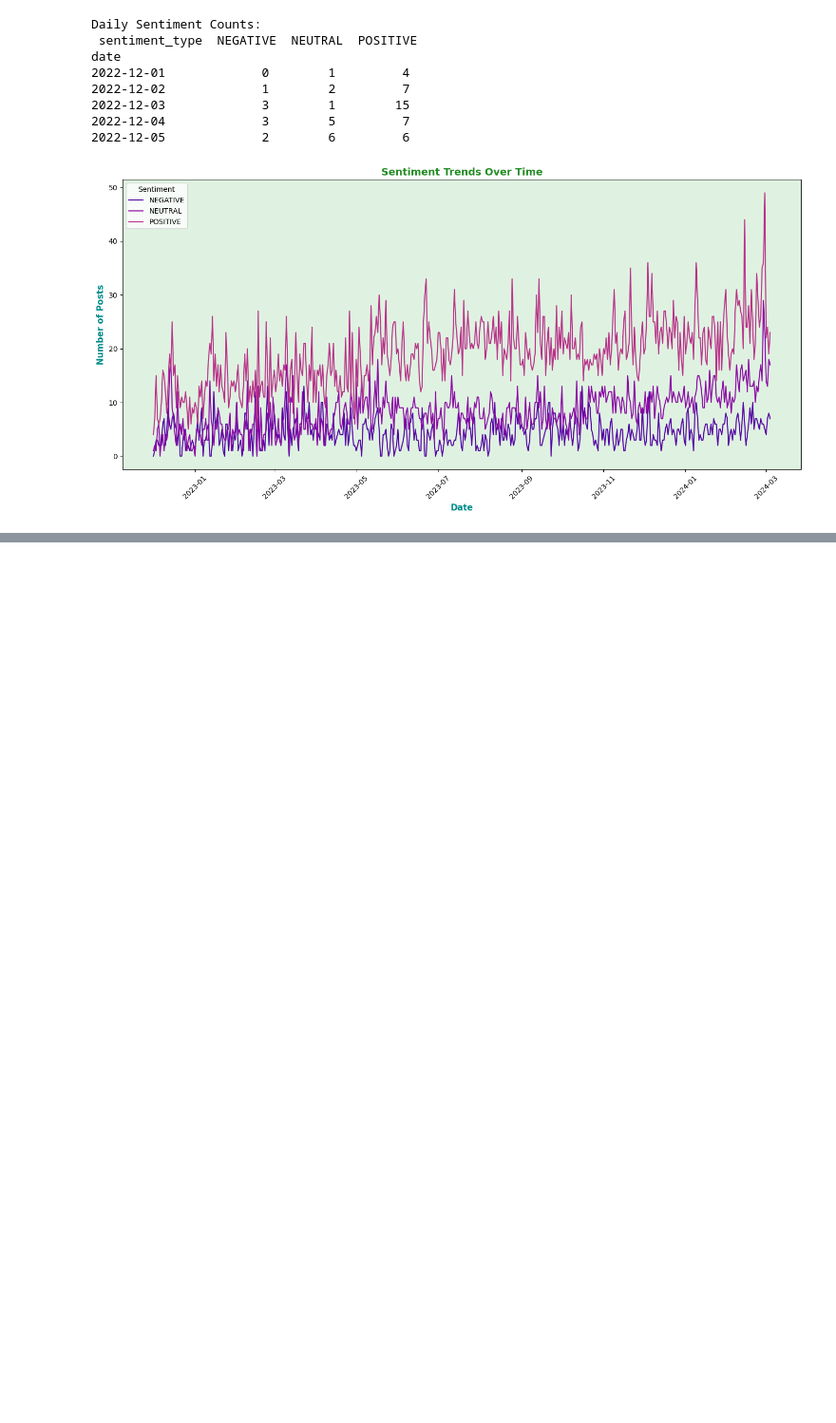
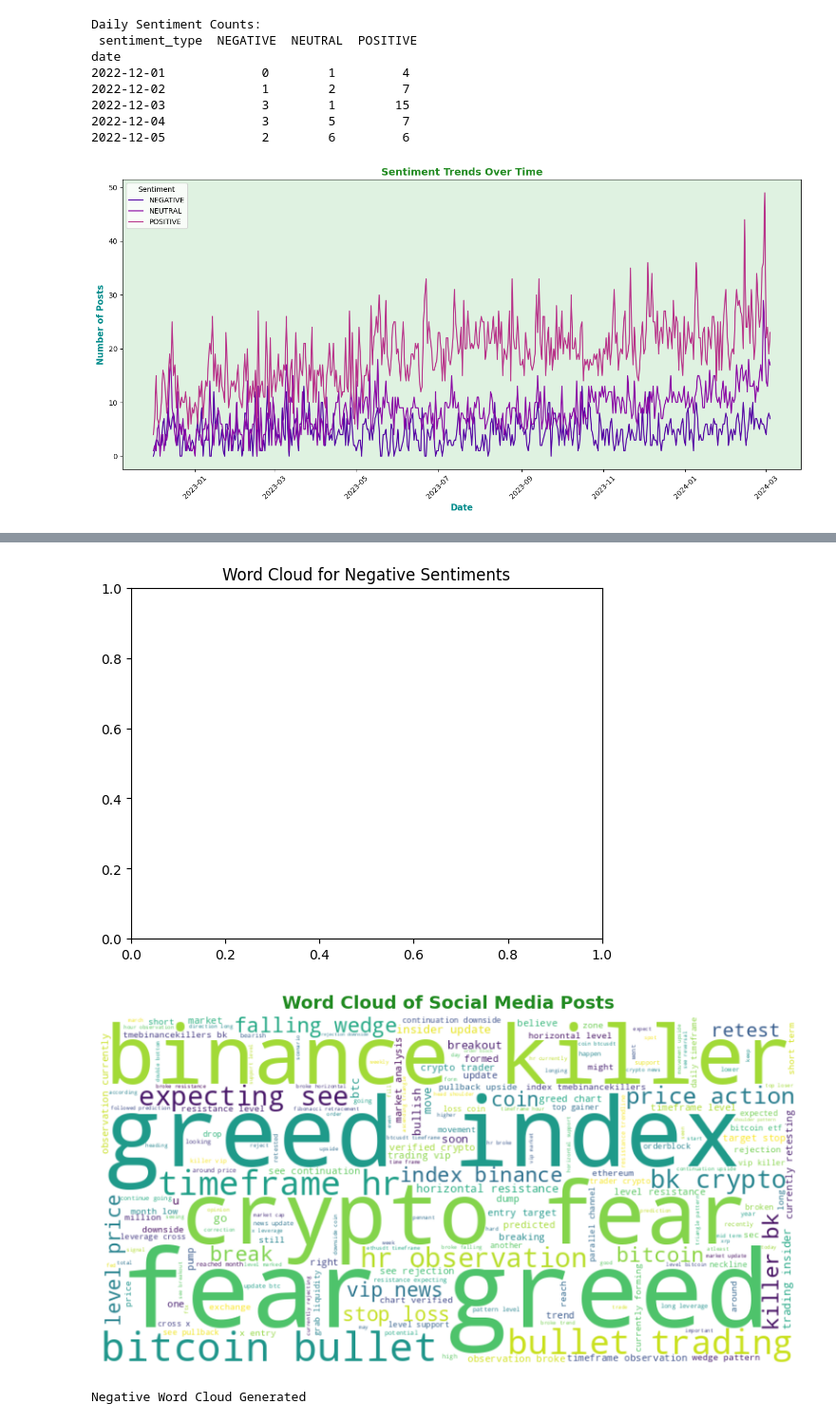
Before and after one commit to alistechworld/GOOGLE-Stock-Financial-News-2000-2025-EDA-ML, a Jupyter notebook: sentiment-analysis-social-media.ipynb, the cells around one changed output, grey strips where cells are left out. Shown at 95% size. Cells and saved outputs as stored; diff of their text form; code cells hidden in the pictures; blank space fills up the shorter version.

```diff
--- a/sentiment-analysis-social-media.ipynb
+++ b/sentiment-analysis-social-media.ipynb
@@ -358,0 +394,12 @@ date
+# %%
+# # Negative Words Word Cloud
+negative_text = df[df['sentiment_type'] == 'NEGATIVE']['processed_text'].tolist() # Convert series to list
+plt.title('Word Cloud for Negative Sentiments')
+if generate_word_cloud(negative_text):
+    print("Negative Word Cloud Generated")
+else:
+    print("No negative sentiment data available.")
+# %% [output]
+[figure, added]
+[figure, added]
+Negative Word Cloud Generated
```
Also changed, not shown: parts of 3 cells of this notebook.
